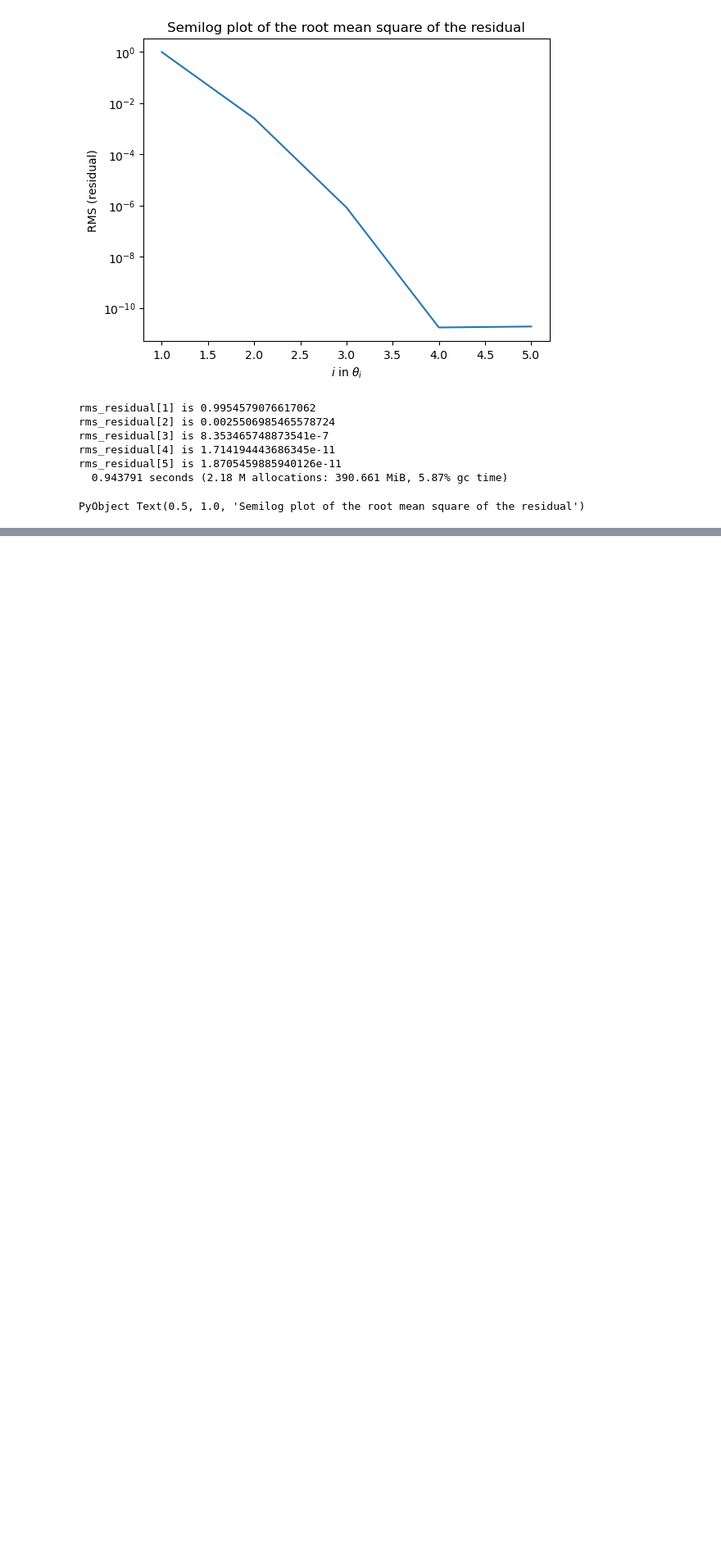
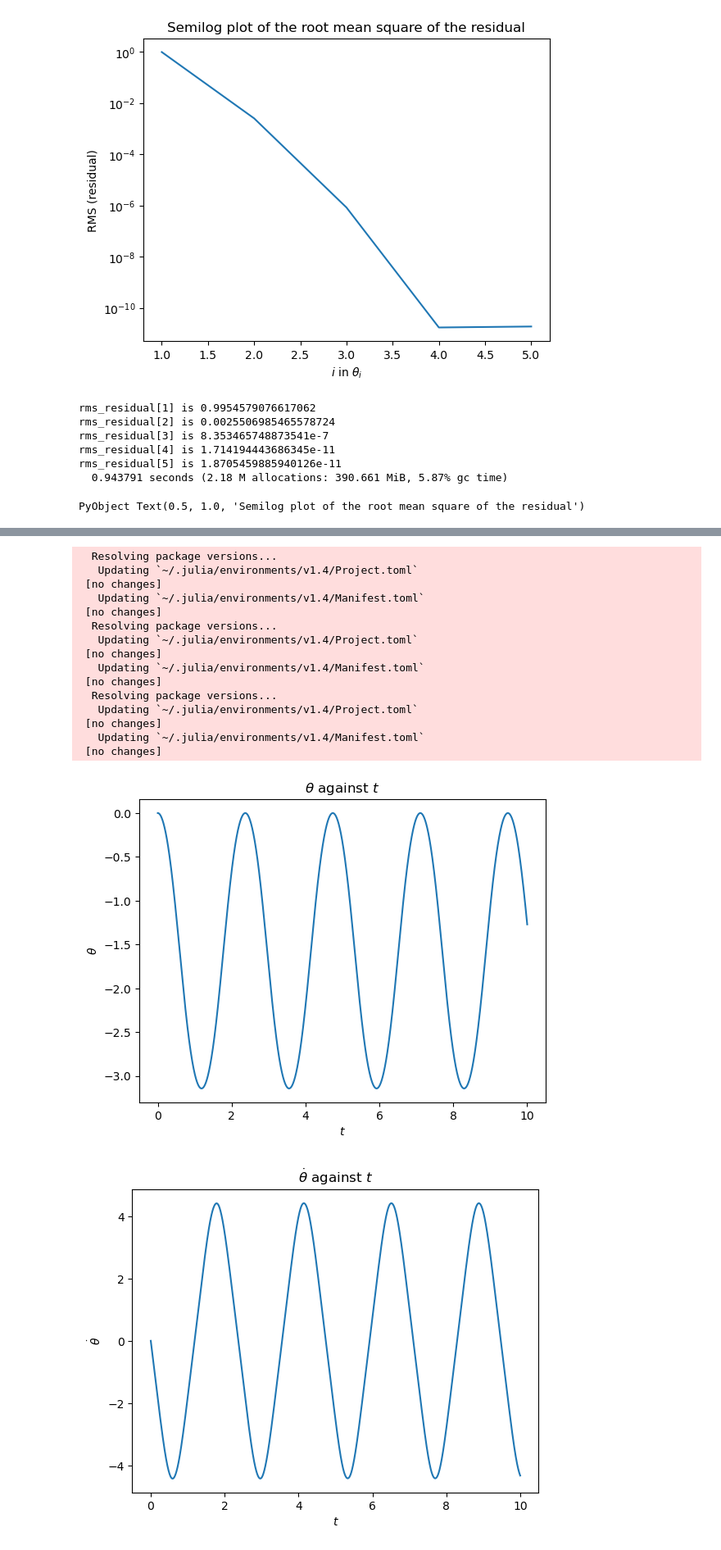
Before and after one commit to fusion809/julia-scripts, a Jupyter notebook: Simple pendulum/Simple_pendulum.ipynb, the cells around one changed output, grey strips where cells are left out. Shown at 82% size. Saved outputs shown, nothing was run; the diff lists cells and outputs as text; code cells hidden in the pictures; blank space fills up the shorter version.

```diff
--- a/Simple pendulum/Simple_pendulum.ipynb
+++ b/Simple pendulum/Simple_pendulum.ipynb
@@ -27,0 +49,20 @@ PyObject Text(0.5, 1.0, 'Semilog plot of the root mean square of the residual')
+# %%
+@time include("ode78.jl")
+# %% [output]
+  Resolving package versions...
+   Updating `~/.julia/environments/v1.4/Project.toml`
+ [no changes]
+   Updating `~/.julia/environments/v1.4/Manifest.toml`
+ [no changes]
+  Resolving package versions...
+   Updating `~/.julia/environments/v1.4/Project.toml`
+ [no changes]
+   Updating `~/.julia/environments/v1.4/Manifest.toml`
+ [no changes]
+  Resolving package versions...
+   Updating `~/.julia/environments/v1.4/Project.toml`
+ [no changes]
+   Updating `~/.julia/environments/v1.4/Manifest.toml`
+ [no changes]
+[figure, added]
+[figure, added]
```
Also changed, not shown: parts of 2 cells of this notebook, 2 other files.
